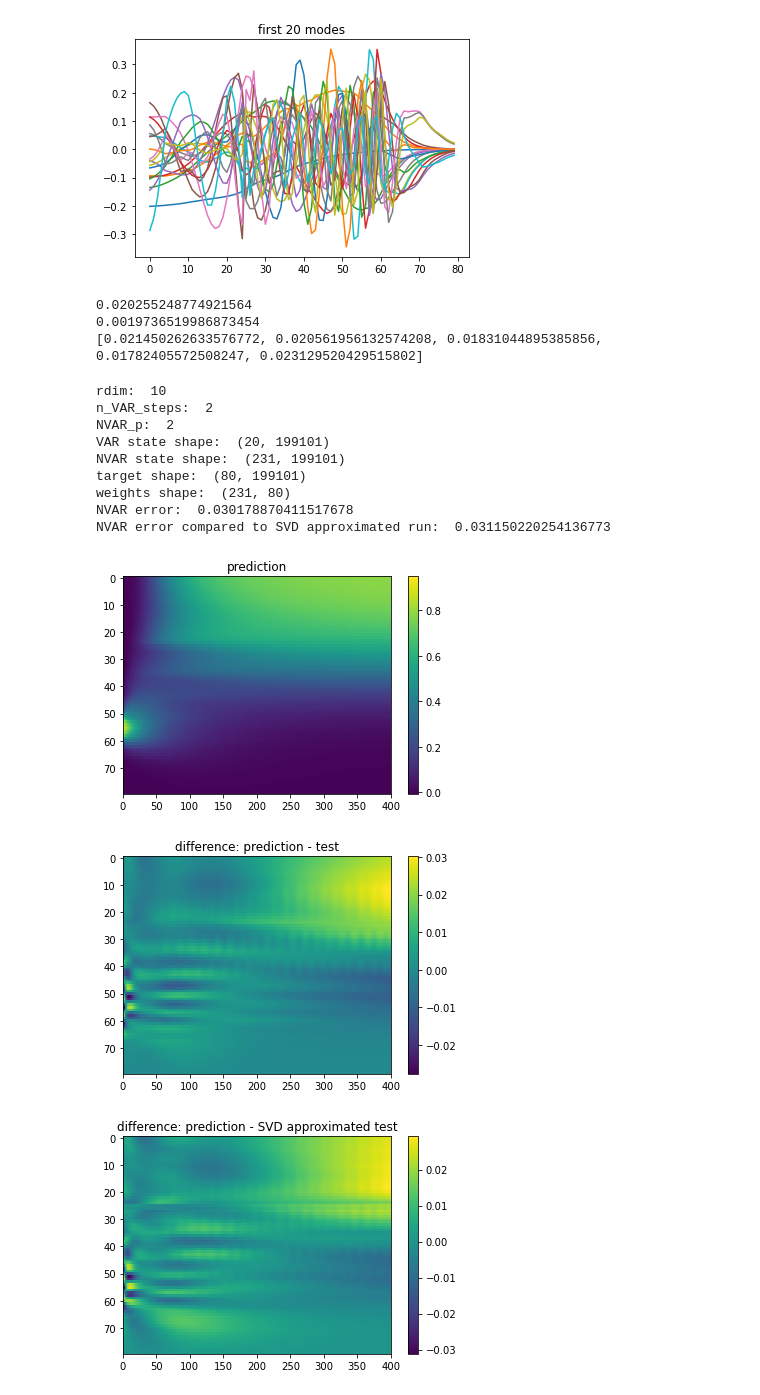
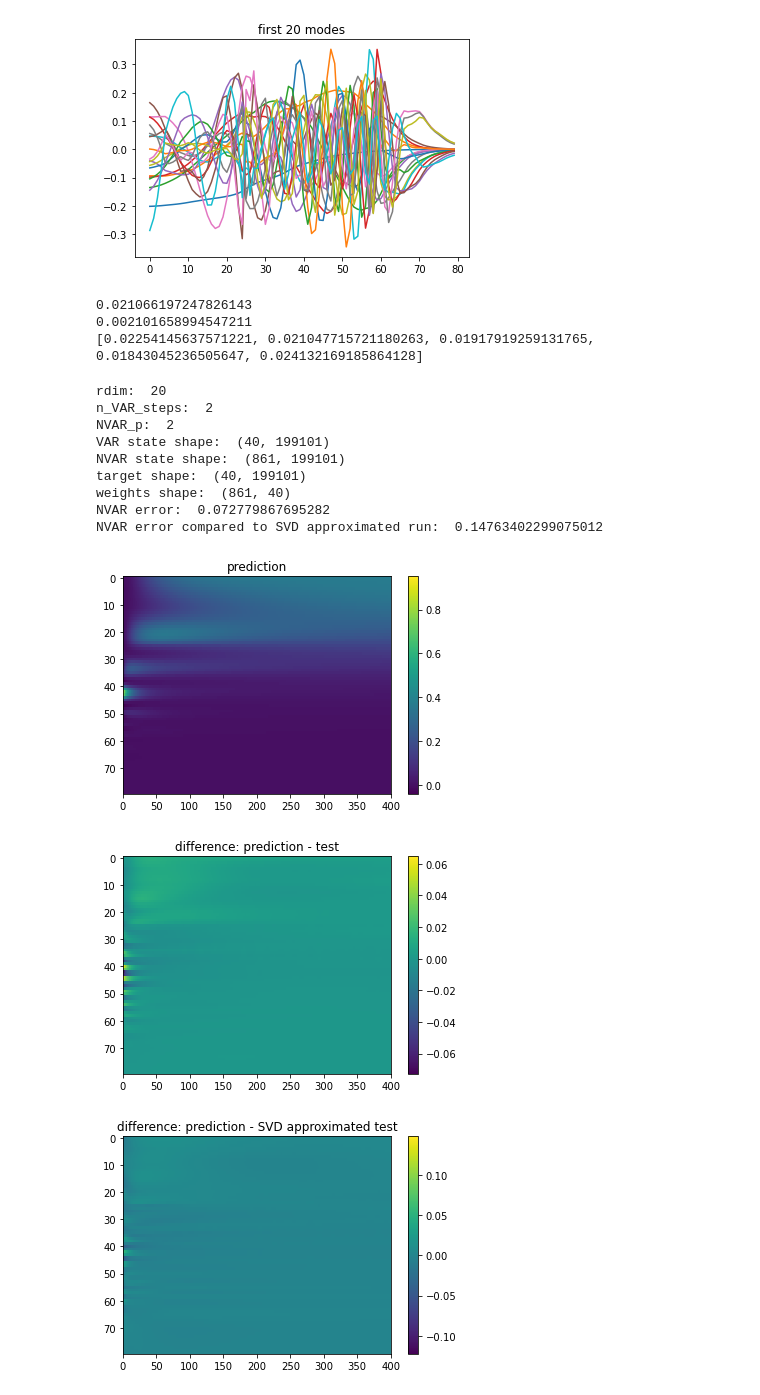
Before and after one commit to stmeinecke/derrom, a Jupyter notebook: ELPH-ML_NVAR_testmod.ipynb, the cells around one changed output. Cells and saved outputs as stored; diff of their text form; code cells hidden in the pictures.

```diff
--- a/ELPH-ML_NVAR_testmod.ipynb
+++ b/ELPH-ML_NVAR_testmod.ipynb
@@ -104,7 +111,7 @@ plt.show()
 optimizer = ELPH_Optimizer.ridge(alpha=10.**-2.8)
 scaler = ELPH_Scaler.normalize_scaler(0.3)
 
-train_kwargs = {'rdim':20, 'n_VAR_steps':2, 'NVAR_p':2, 'intercept':True, 'full_hist':False, 'optimizer':optimizer, 'scaler':scaler}
+train_kwargs = {'rdim':20, 'prdim':30, 'n_VAR_steps':2, 'NVAR_p':2, 'intercept':True, 'full_hist':False, 'optimizer':optimizer, 'scaler':scaler}
 score_kwargs = {'norm':'max', 'errSVD':False}
 
 m,s = ELPH_utils.get_KFold_CV_scores(NVAR, runs, folds=5, seed=817, score_kwargs=score_kwargs, train_kwargs=train_kwargs)
@@ -112,12 +119,18 @@ print(m)
 print(np.std(s))
 print(s)
 
+
+# 500 runs
 # 0.020255248774921564
 # 0.0019736519986873454
+
+# 100 runs
+# 0.029924163735392563
+# 0.007834244290046071
 # %% [output]
-0.020255248774921564
-0.0019736519986873454
-[0.021450262633576772, 0.020561956132574208, 0.01831044895385856, 0.01782405572508247, 0.023129520429515802]
+0.021066197247826143
+0.002101658994547211
+[0.02254145637571221, 0.021047715721180263, 0.01917919259131765, 0.01843045236505647, 0.024132169185864128]
 # %%
 def get_score(aExp, rel_scale):
     alpha = 10.0**aExp
@@ -169,10 +182,10 @@ optimizer = ELPH_Optimizer.ridge(alpha=10.**-2.8)
 column_weights = 1.0 + 0.*np.exp(-10.*np.linspace(0,1,runs[0].shape[1]))
 
 train_runs = runs[::1]
-test_run = train_runs.pop(417)
+test_run = train_runs.pop(85)
 
 NVAR.load_runs(train_runs)
-NVAR.train(rdim=10, n_VAR_steps=2, NVAR_p=2, intercept=True, full_hist=False, optimizer=optimizer, scaler=scaler, column_weights=column_weights)
+NVAR.train(rdim=20, prdim=40, n_VAR_steps=2, NVAR_p=2, intercept=True, full_hist=False, optimizer=optimizer, scaler=scaler, column_weights=column_weights)
 
 NVAR.print_status()
 
@@ -181,44 +194,44 @@ print('NVAR error: ', NVAR.get_error(test_run, norm='max') )
 print('NVAR error compared to SVD approximated run: ', NVAR.get_error(test_run, norm='max', errSVD=True) )
 
 pred = NVAR.predict_single_run(test_run)
-test_run_SVDapprx = NVAR.Uhat @ NVAR.Uhat.T @ test_run
+test_run_SVDapprx = NVAR.U_rdim @ NVAR.U_rdim.T @ test_run
 
 
 xmax = runs[0].shape[1]
 
 plt.imshow(pred, aspect='auto', interpolation='none')
 plt.colorbar()
 plt.title('prediction')
 plt.xlim(0,xmax)
 plt.show()
 
 plt.imshow(pred-test_run, aspect='auto', interpolation='none')
 plt.colorbar()
 plt.title('difference: prediction - test')
 plt.xlim(0,xmax)
 plt.show()
 
 plt.imshow(pred-test_run_SVDapprx, aspect='auto', interpolation='none')
 plt.colorbar()
 plt.title('difference: prediction - SVD approximated test')
 plt.xlim(0,xmax)
 plt.show()
 
 plt.imshow(test_run-test_run_SVDapprx, aspect='auto', interpolation='none')
 plt.colorbar()
 plt.title('difference: test - SVD approximated test')
 plt.xlim(0,xmax)
 plt.show()
 # %% [output]
-rdim:  10
+rdim:  20
 n_VAR_steps:  2
 NVAR_p:  2
-VAR state shape:  (20, 199101)
-NVAR state shape:  (231, 199101)
-target shape:  (80, 199101)
-weights shape:  (231, 80)
-NVAR error:  0.030178870411517678
-NVAR error compared to SVD approximated run:  0.031150220254136773
+VAR state shape:  (40, 199101)
+NVAR state shape:  (861, 199101)
+target shape:  (40, 199101)
+weights shape:  (861, 40)
+NVAR error:  0.072779867695282
+NVAR error compared to SVD approximated run:  0.14763402299075012
-[figure, old version]
+[figure, new version]
-[figure, old version]
+[figure, new version]
-[figure, old version]
+[figure, new version]
```
Also changed, not shown: parts of 5 cells of this notebook, 2 other files.
